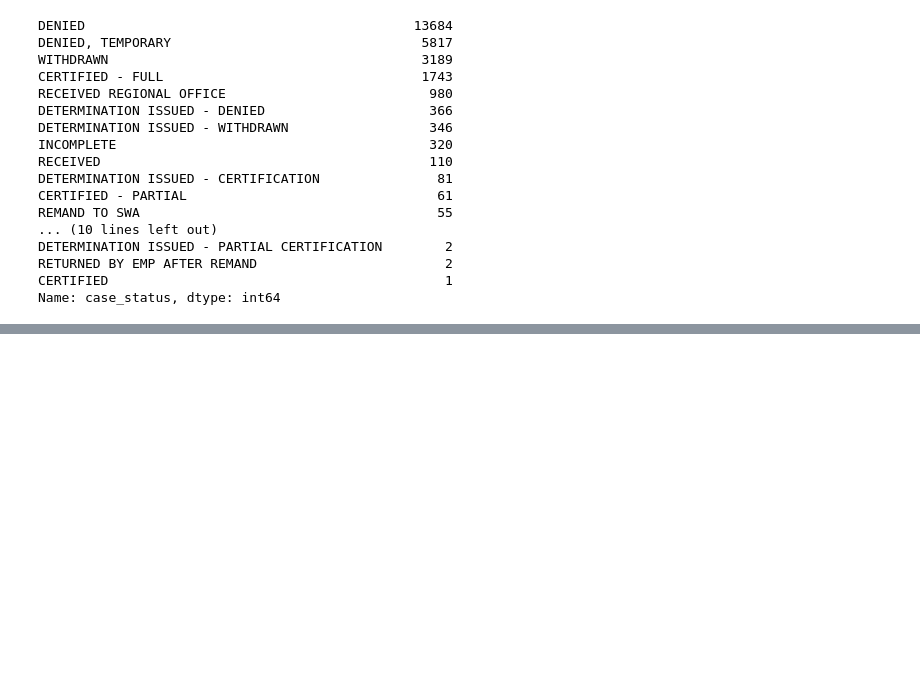
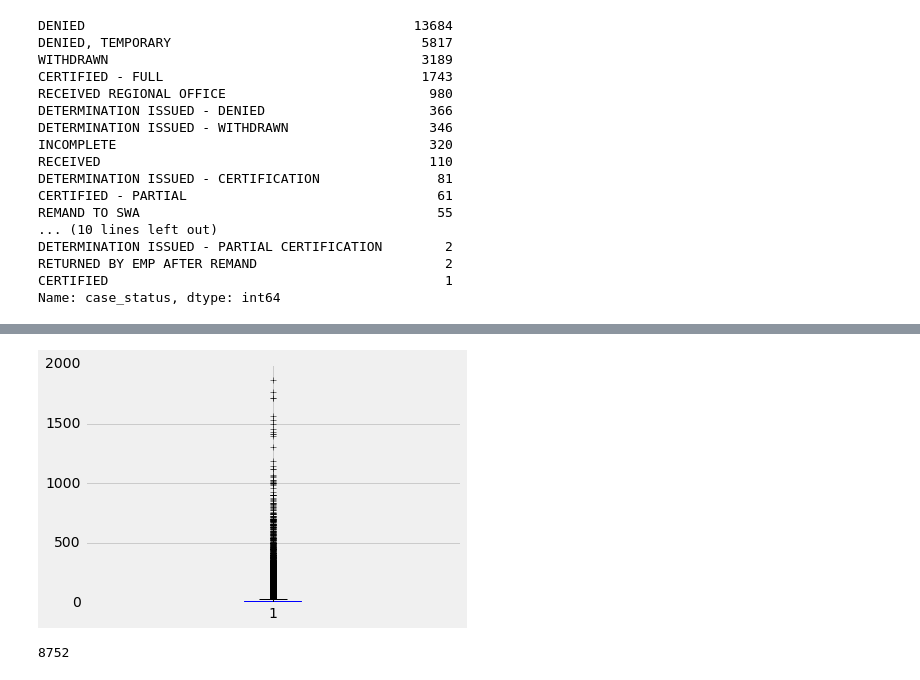
Before and after one commit to nachocarracedo/h2_visas, a Jupyter notebook: h2visas.ipynb, the cells around one changed output, grey strips where cells are left out. Saved outputs shown, nothing was run; the diff lists cells and outputs as text; code cells hidden in the pictures; blank space fills up the shorter version.

```diff
--- a/h2visas.ipynb
+++ b/h2visas.ipynb
@@ -156,0 +188,10 @@ Name: case_status, dtype: int64
+# %%
+plt.boxplot(h2visas_df.n_certified)
+plt.show()
+# %% [output]
+[figure, added]
+# %%
+# job_title
+len(h2visas_df.job_title.value_counts())
+# %% [output]
+8752
```
Also changed, not shown: parts of 5 cells of this notebook.
